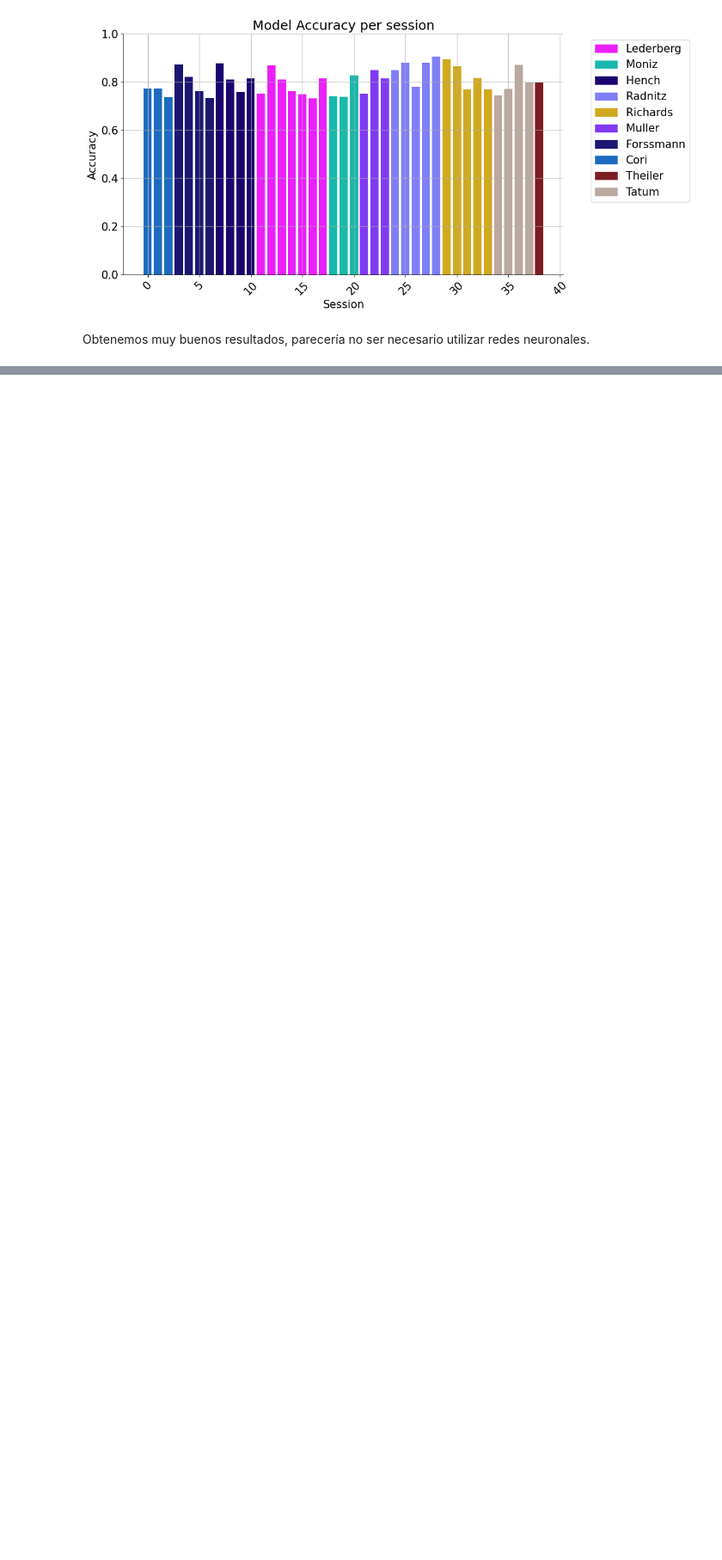
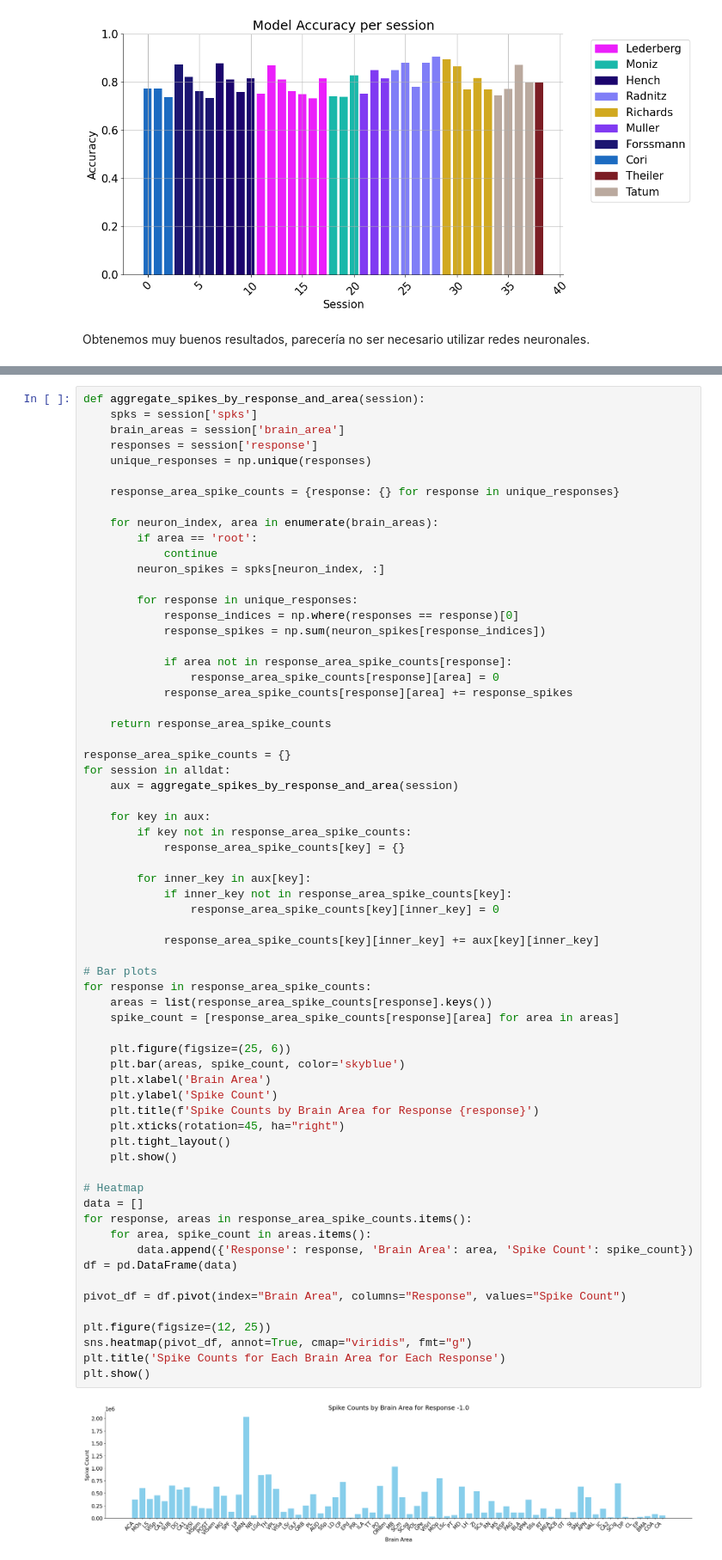
Before and after one commit to ImNotGone/NC-Final, a Jupyter notebook: TP_NC_Final_Bosetti_Martone.ipynb, the cells around one changed output, grey strips where cells are left out. Shown at 86% size. Drawn from its saved outputs; the diff is of its cells as text; blank space fills up the shorter version.

Commit message:
feat: analisis, areas de cerebro
Co-Authored-By: Franco Bosetti <fbosetti@itba.edu.ar>

```diff
--- a/TP_NC_Final_Bosetti_Martone.ipynb
+++ b/TP_NC_Final_Bosetti_Martone.ipynb
@@ -201,0 +204,67 @@ Obtenemos muy buenos resultados, parecería no ser necesario utilizar redes neur
+# %%
+def aggregate_spikes_by_response_and_area(session):
+    spks = session['spks']
+    brain_areas = session['brain_area']
+    responses = session['response']
+    unique_responses = np.unique(responses)
+
+    response_area_spike_counts = {response: {} for response in unique_responses}
+
+    for neuron_index, area in enumerate(brain_areas):
+        if area == 'root':
+            continue
+        neuron_spikes = spks[neuron_index, :]
+
+        for response in unique_responses:
+            response_indices = np.where(responses == response)[0]
+            response_spikes = np.sum(neuron_spikes[response_indices])
+
+            if area not in response_area_spike_counts[response]:
+                response_area_spike_counts[response][area] = 0
+            response_area_spike_counts[response][area] += response_spikes
+
+    return response_area_spike_counts
+
+response_area_spike_counts = {}
+for session in alldat:
+    aux = aggregate_spikes_by_response_and_area(session)
+
+    for key in aux:
+        if key not in response_area_spike_counts:
+            response_area_spike_counts[key] = {}
+
+        for inner_key in aux[key]:
+            if inner_key not in response_area_spike_counts[key]:
+                response_area_spike_counts[key][inner_key] = 0
+
+            response_area_spike_counts[key][inner_key] += aux[key][inner_key]
+
+# Bar plots
+for response in response_area_spike_counts:
+    areas = list(response_area_spike_counts[response].keys())
+    spike_count = [response_area_spike_counts[response][area] for area in areas]
+
+    plt.figure(figsize=(25, 6))
+    plt.bar(areas, spike_count, color='skyblue')
+    plt.xlabel('Brain Area')
+    plt.ylabel('Spike Count')
+    plt.title(f'Spike Counts by Brain Area for Response {response}')
+    plt.xticks(rotation=45, ha="right")
+    plt.tight_layout()
+    plt.show()
+
+# Heatmap
+data = []
+for response, areas in response_area_spike_counts.items():
+    for area, spike_count in areas.items():
+        data.append({'Response': response, 'Brain Area': area, 'Spike Count': spike_count})
+df = pd.DataFrame(data)
+
+pivot_df = df.pivot(index="Brain Area", columns="Response", values="Spike Count")
+
+plt.figure(figsize=(12, 25))
+sns.heatmap(pivot_df, annot=True, cmap="viridis", fmt="g")
+plt.title('Spike Counts for Each Brain Area for Each Response')
+plt.show()
+# %% [output]
+[figure, added]
```
Also changed, not shown: parts of 3 cells of this notebook.
